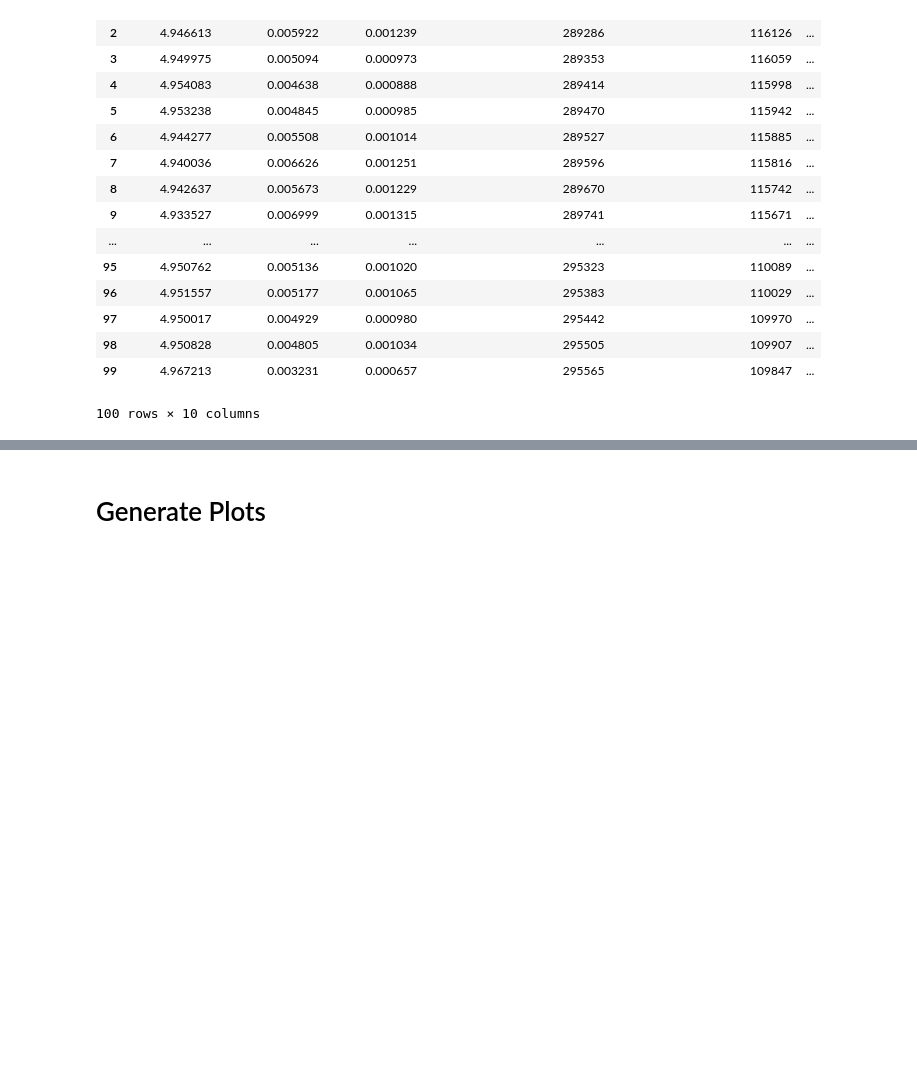
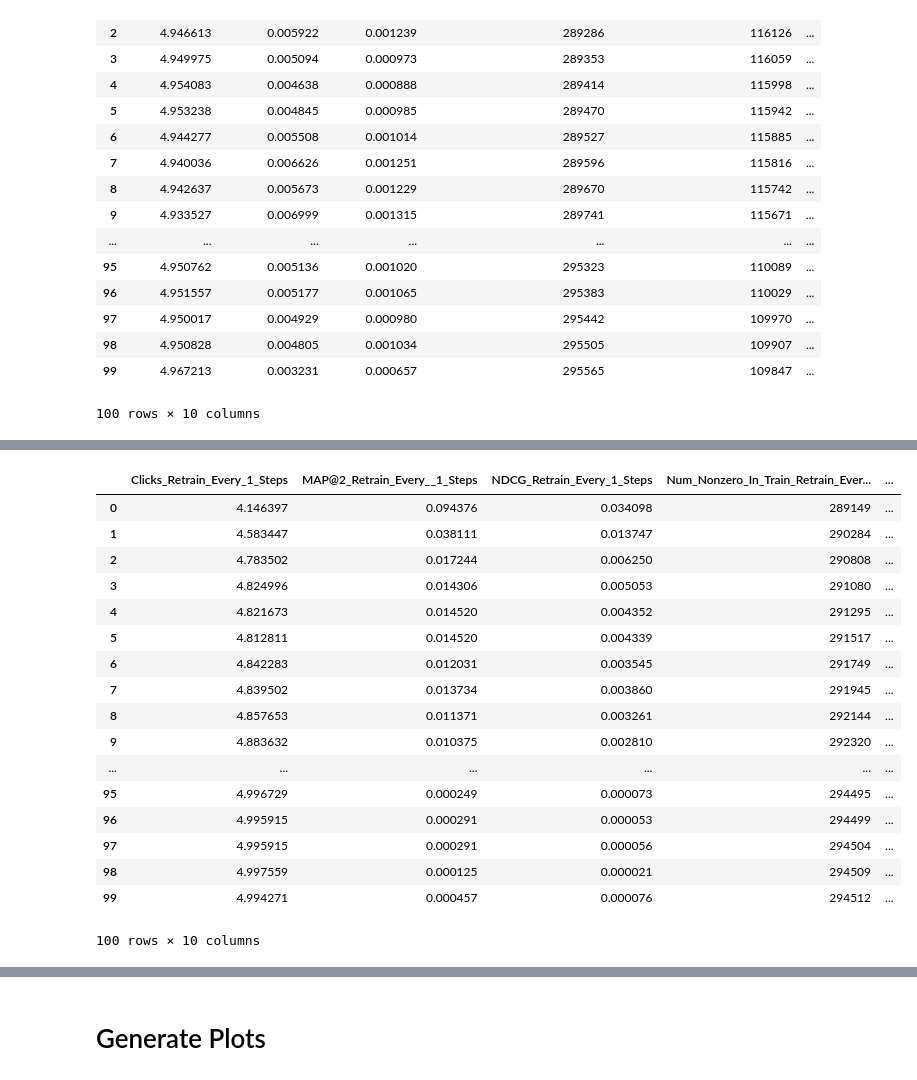
Before and after one commit to wuga214/Q-VAE-Recommendation, a Jupyter notebook: Kai Plot/Plot.ipynb, the cells around one changed output, grey strips where cells are left out. Saved outputs shown, nothing was run; the diff lists cells and outputs as text; code cells hidden in the pictures; blank space fills up the shorter version.

```diff
--- a/Kai Plot/Plot.ipynb
+++ b/Kai Plot/Plot.ipynb
@@ -104,2 +104,33 @@ entropy_100_2_retrain_every_10time_df
+# %%
+Entropy_100steps_2items_per_step_per_user_retrain_every_1steps = preprocess_df("Entropy_100steps_2items_per_step_per_user_retrain_every_1steps")
+Entropy_100steps_2items_per_step_per_user_retrain_every_1steps.columns = ["Clicks_Retrain_Every_1_Steps", "MAP@2_Retrain_Every__1_Steps",
+                                                 "NDCG_Retrain_Every_1_Steps",
+                                                 "Num_Nonzero_In_Train_Retrain_Every_1_Steps",
+                                                 "Num_Nonzero_In_Valid_Retrain_Every_1_Steps",
+                                                 "Num_Unmasked_Negative_Retrain_Every_1_Steps",
+                                                 "Num_Unmasked_Positive_Retrain_Every_1_Steps",
+                                                 "Precision@2_Retrain_Every_1_Steps",
+                                                 "R-Precision_Retrain_Every_1_Steps",
+                                                 "Recall@2_Retrain_Every_1_Steps"]
+Entropy_100steps_2items_per_step_per_user_retrain_every_1steps
+# %% [output]
+|  | Clicks_Retrain_Every_1_Steps | MAP@2_Retrain_Every__1_Steps | NDCG_Retrain_Every_1_Steps | Num_Nonzero_In_Train_Retrain_Ever... | ... |
+| 0 | 4.146397 | 0.094376 | 0.034098 | 289149 | ... |
+| 1 | 4.583447 | 0.038111 | 0.013747 | 290284 | ... |
+| 2 | 4.783502 | 0.017244 | 0.006250 | 290808 | ... |
+| 3 | 4.824996 | 0.014306 | 0.005053 | 291080 | ... |
+| 4 | 4.821673 | 0.014520 | 0.004352 | 291295 | ... |
+| 5 | 4.812811 | 0.014520 | 0.004339 | 291517 | ... |
+| 6 | 4.842283 | 0.012031 | 0.003545 | 291749 | ... |
+| 7 | 4.839502 | 0.013734 | 0.003860 | 291945 | ... |
+| 8 | 4.857653 | 0.011371 | 0.003261 | 292144 | ... |
+| 9 | 4.883632 | 0.010375 | 0.002810 | 292320 | ... |
+| ... | ... | ... | ... | ... | ... |
+| 95 | 4.996729 | 0.000249 | 0.000073 | 294495 | ... |
+| 96 | 4.995915 | 0.000291 | 0.000053 | 294499 | ... |
+| 97 | 4.995915 | 0.000291 | 0.000056 | 294504 | ... |
+| 98 | 4.997559 | 0.000125 | 0.000021 | 294509 | ... |
+| 99 | 4.994271 | 0.000457 | 0.000076 | 294512 | ... |
+100 rows × 10 columns
 # %%
 df = pd.concat([random_100times_2items_per_time_df,
```
Also changed, not shown: parts of 7 cells of this notebook, 13 other files.
